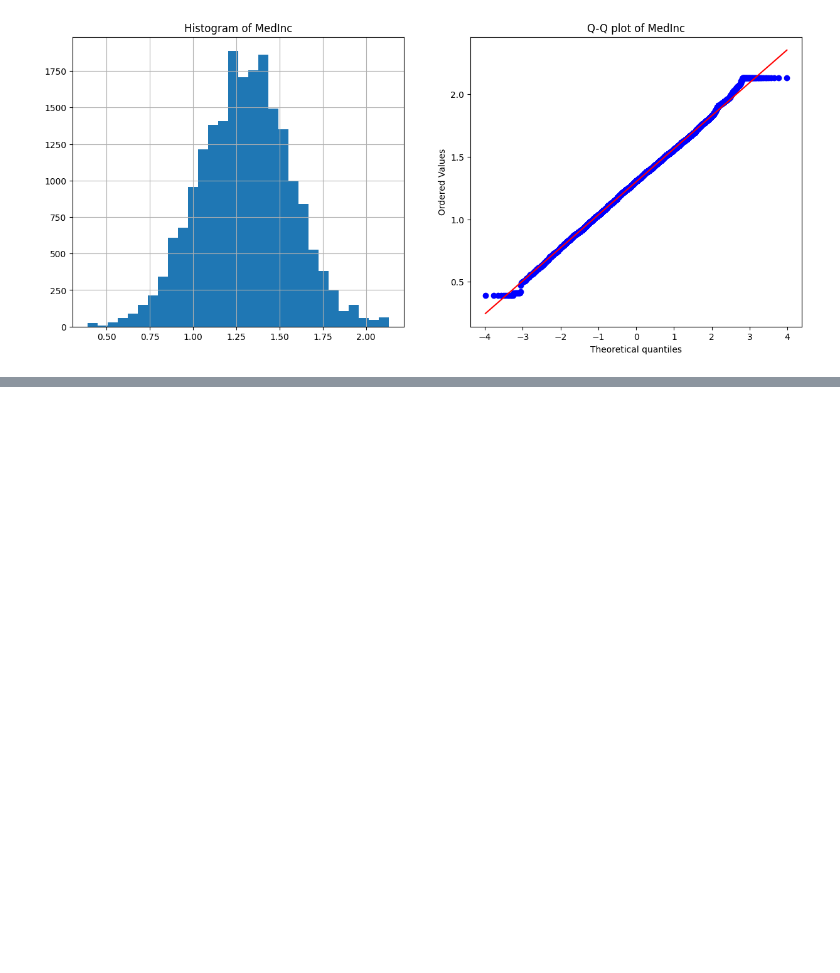
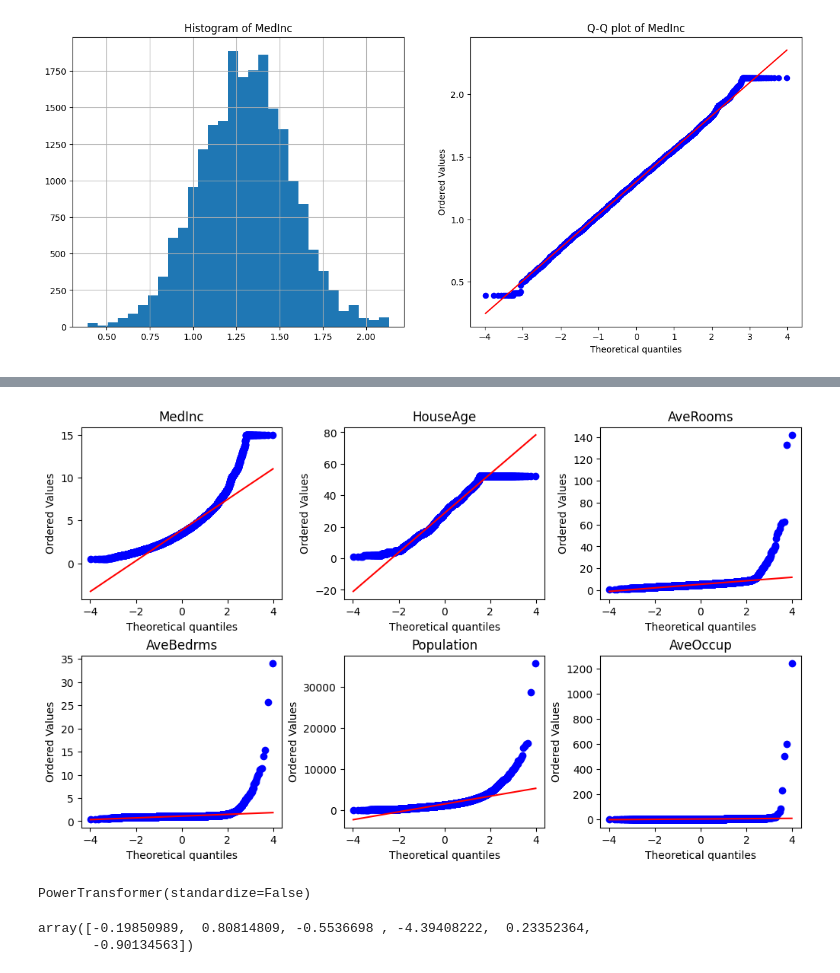
Before and after one commit to CalesSla/Statsmodels_recap, a Jupyter notebook: 09_Yeo_Johnson_transformation.ipynb, the cells around one changed output, grey strips where cells are left out. Cells and saved outputs as stored; diff of their text form; code cells hidden in the pictures; blank space fills up the shorter version.

Commit message:
yeo Johnson with sklearn

```diff
--- a/09_Yeo_Johnson_transformation.ipynb
+++ b/09_Yeo_Johnson_transformation.ipynb
@@ -45,3 +45,14 @@ def diagnostic_plots(df, variable):
 diagnostic_plots(X_tf, "MedInc")
 # %% [output]
 [figure]
+# %%
+# Same with sklearn
+import pandas as pd
+import matplotlib.pyplot as plt
+import scipy.stats as stats
+from sklearn.datasets import fetch_california_housing
+
+X, y = fetch_california_housing(return_X_y=True, as_frame=True)
+X.drop(labels=["Latitude", "Longitude"], axis=1, inplace=True)
+
+X.head()
@@ -47,0 +66,30 @@ diagnostic_plots(X_tf, "MedInc")
+# %%
+variables = list(X.columns)
+variables
+
+def make_qqplot(df):
+    plt.figure(figsize=(10,6), constrained_layout=True)
+    for i in range(6):
+        ax = plt.subplot(2, 3, i+1)
+        var = variables[i]
+        stats.probplot((df[var]), dist="norm", plot=plt)
+        ax.set_title(var)
+    plt.show()
+# %%
+make_qqplot(X)
+# %% [output]
+[figure, added]
+# %%
+from sklearn.preprocessing import PowerTransformer
+
+transformer = PowerTransformer(method="yeo-johnson", standardize=False)
+transformer.set_output(transform="pandas")
+
+transformer.fit(X)
+# %% [output]
+PowerTransformer(standardize=False)
+# %%
+transformer.lambdas_
+# %% [output]
+array([-0.19850989,  0.80814809, -0.5536698 , -4.39408222,  0.23352364,
+       -0.90134563])
```
Also changed, not shown: parts of 3 cells of this notebook, 1 other file.
